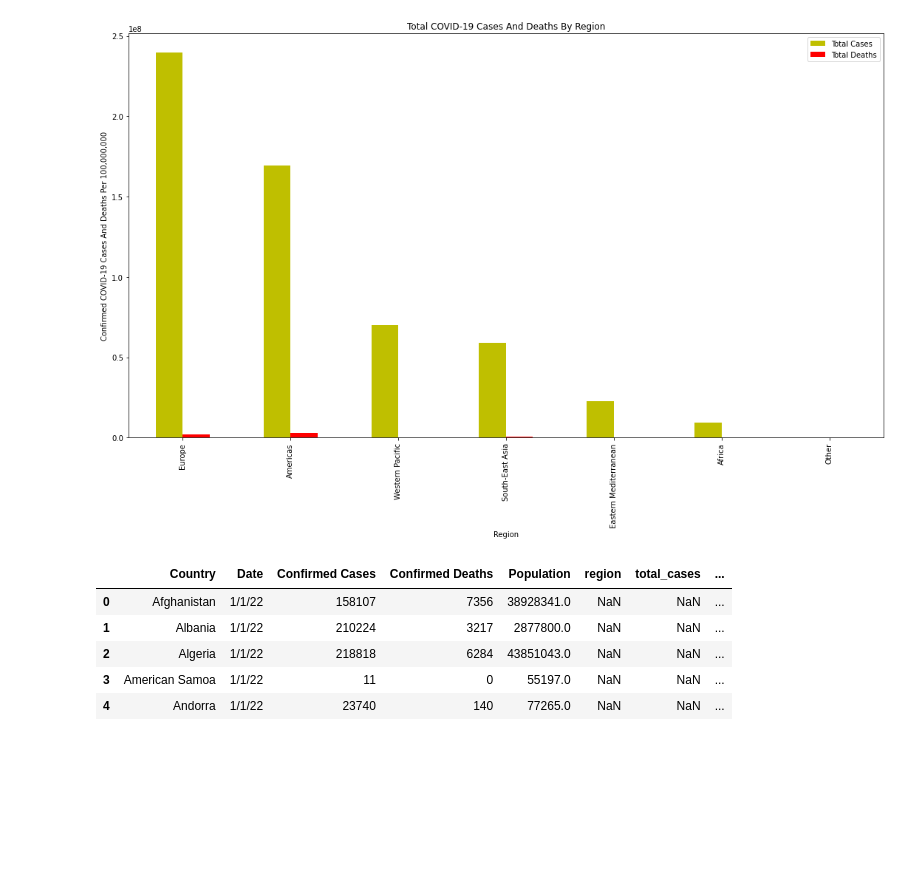
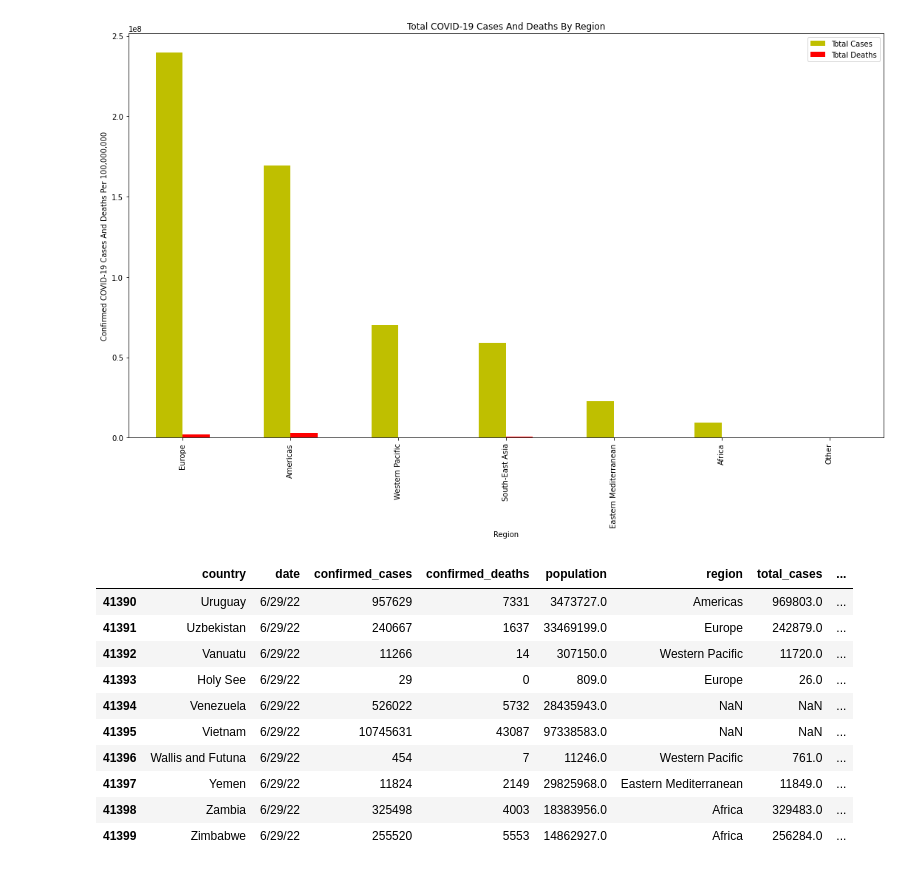
Before and after one commit to eperez3181/Project_3, a Jupyter notebook: Resources/final_notebook.ipynb, the cells around one changed output. Drawn from its saved outputs; the diff is of its cells as text; code cells hidden in the pictures; blank space fills up the shorter version.

```diff
--- a/Resources/final_notebook.ipynb
+++ b/Resources/final_notebook.ipynb
@@ -164,22 +45,15 @@ WHO_global_data_df_transformed = WHO_global_data_df[WHO_global_data_df_cols].cop
 
 
 # Rename the column headers
-WHO_global_data_df_transformed = WHO_global_data_df_transformed.rename(columns={"Name": "Country",
+WHO_global_data_df_transformed = WHO_global_data_df_transformed.rename(columns={"Name": "country",
                                                                             "WHO Region": "region",
                                                                             "Cases - cumulative total": "total_cases",
                                                                             "Cases - newly reported in last 7 days": "cases_in_last_7days",
                                                                             "Cases - newly reported in last 24 hours": "cases_in_last_24hrs",
                                                                             "Deaths - cumulative total": "total_deaths",
                                                                             "Deaths - newly reported in last 7 days": "deaths_in_last_7days",
-                                                                            "Deaths - newly reported in last 24 hours": "deaths_in_last_24hrs"})
-
-#Add Date Column
-
-# Declare a list that is to be converted into a column
-#date = ['6/29/22']
-
-
-#WHO_global_data_df_transformed['Date'] = date
+                                                                            "Deaths - newly reported in last 24 hours": "deaths_in_last_24hrs",
+                                                                            "Date": "date"})
 
 
 # Set index
@@ -193,3 +67,13 @@ WHO_global_data_df_transformed.head()
 | 2 | India | South-East Asia | 43938764 | 135145 | 18313 | 526167 | ... |
 | 3 | Brazil | Americas | 33621965 | 282150 | 30609 | 677143 | ... |
 | 4 | France | Europe | 32664720 | 454372 | 87562 | 148254 | ... |
+# %%
+#Rename the column headers
+timeline_df= timeline_df.rename(columns={"Country": "country",
+                                                                            "Date": "date",
+                                                                            "Confirmed Cases": "confirmed_cases",
+                                                                            "Confirmed Deaths": "confirmed_deaths",
+                                                                            "Population": "population",
+})
+
+timeline_df.head()
@@ -607,14 +450,19 @@ plt.show
 <function matplotlib.pyplot.show(close=None, block=None)>
 [figure]
 # %%
-final_data = pd.merge(left = timeline_df, right = WHO_global_data_df_transformed, how = "left", on = ['Country', "Date"] )
-final_data.head()
+final_data = pd.merge(left = timeline_df, right = WHO_global_data_df_transformed, how = "left", on = ['country', "date"] )
+final_data.tail(10)
 # %% [output]
-|  | Country | Date | Confirmed Cases | Confirmed Deaths | Population | region | total_cases | ... |
-| 0 | Afghanistan | 1/1/22 | 158107 | 7356 | 38928341.0 | NaN | NaN | ... |
-| 1 | Albania | 1/1/22 | 210224 | 3217 | 2877800.0 | NaN | NaN | ... |
-| 2 | Algeria | 1/1/22 | 218818 | 6284 | 43851043.0 | NaN | NaN | ... |
-| 3 | American Samoa | 1/1/22 | 11 | 0 | 55197.0 | NaN | NaN | ... |
-| 4 | Andorra | 1/1/22 | 23740 | 140 | 77265.0 | NaN | NaN | ... |
+|  | country | date | confirmed_cases | confirmed_deaths | population | region | total_cases | ... |
+| 41390 | Uruguay | 6/29/22 | 957629 | 7331 | 3473727.0 | Americas | 969803.0 | ... |
+| 41391 | Uzbekistan | 6/29/22 | 240667 | 1637 | 33469199.0 | Europe | 242879.0 | ... |
+| 41392 | Vanuatu | 6/29/22 | 11266 | 14 | 307150.0 | Western Pacific | 11720.0 | ... |
+| 41393 | Holy See | 6/29/22 | 29 | 0 | 809.0 | Europe | 26.0 | ... |
+| 41394 | Venezuela | 6/29/22 | 526022 | 5732 | 28435943.0 | NaN | NaN | ... |
+| 41395 | Vietnam | 6/29/22 | 10745631 | 43087 | 97338583.0 | NaN | NaN | ... |
+| 41396 | Wallis and Futuna | 6/29/22 | 454 | 7 | 11246.0 | Western Pacific | 761.0 | ... |
+| 41397 | Yemen | 6/29/22 | 11824 | 2149 | 29825968.0 | Eastern Mediterranean | 11849.0 | ... |
+| 41398 | Zambia | 6/29/22 | 325498 | 4003 | 18383956.0 | Africa | 329483.0 | ... |
+| 41399 | Zimbabwe | 6/29/22 | 255520 | 5553 | 14862927.0 | Africa | 256284.0 | ... |
 # %%
 final_data.to_csv('../merged_data.csv')
```
Also changed, not shown: parts of 28 cells of this notebook.
